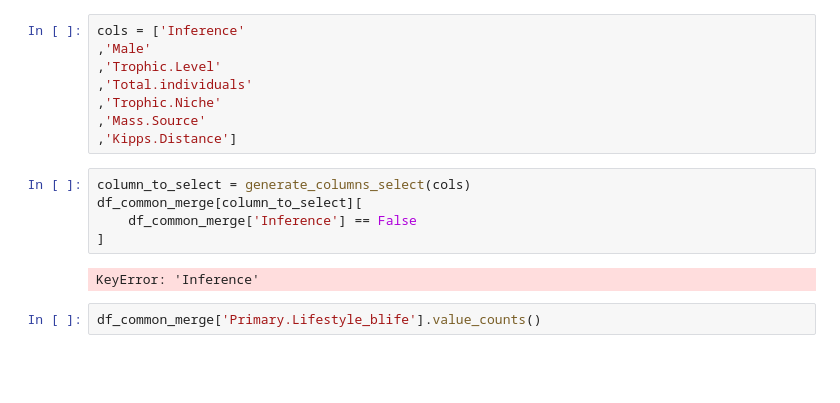
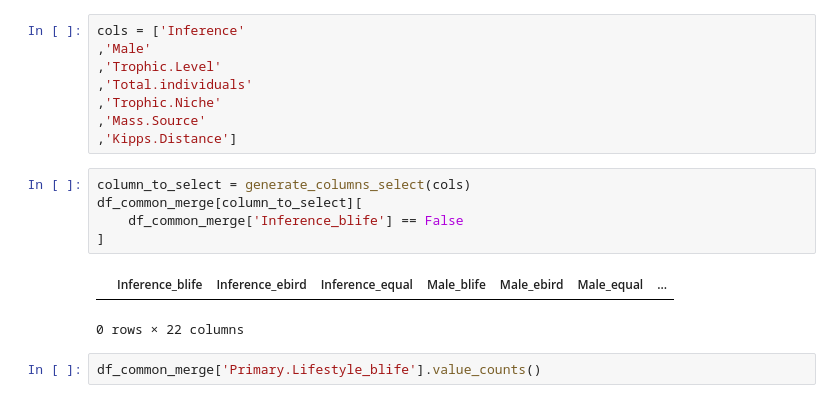
Before and after one commit to devendragovil/explorations_func_data, a Jupyter notebook: notebook_meeting/bird-features-eda.ipynb, the cells around one changed output. Saved outputs shown, nothing was run; the diff lists cells and outputs as text; blank space fills up the shorter version.

```diff
--- a/notebook_meeting/bird-features-eda.ipynb
+++ b/notebook_meeting/bird-features-eda.ipynb
@@ -218,10 +218,11 @@ cols = ['Inference'
 # %%
 column_to_select = generate_columns_select(cols)
 df_common_merge[column_to_select][
-    df_common_merge['Inference'] == False
+    df_common_merge['Inference_blife'] == False
 ]
 # %% [output]
+|  | Inference_blife | Inference_ebird | Inference_equal | Male_blife | Male_ebird | Male_equal | ... |
-KeyError: 'Inference'
+0 rows × 22 columns
 # %%
 df_common_merge['Primary.Lifestyle_blife'].value_counts()
 # %% [output]
```
Also changed, not shown: parts of 5 cells of this notebook, 1 other file.
